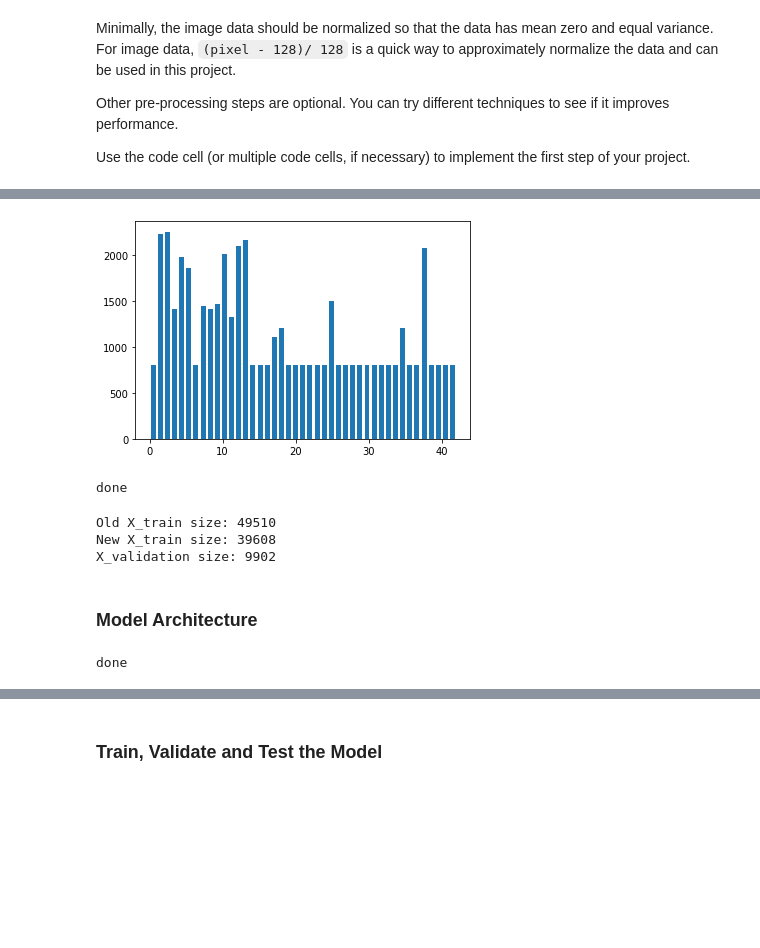
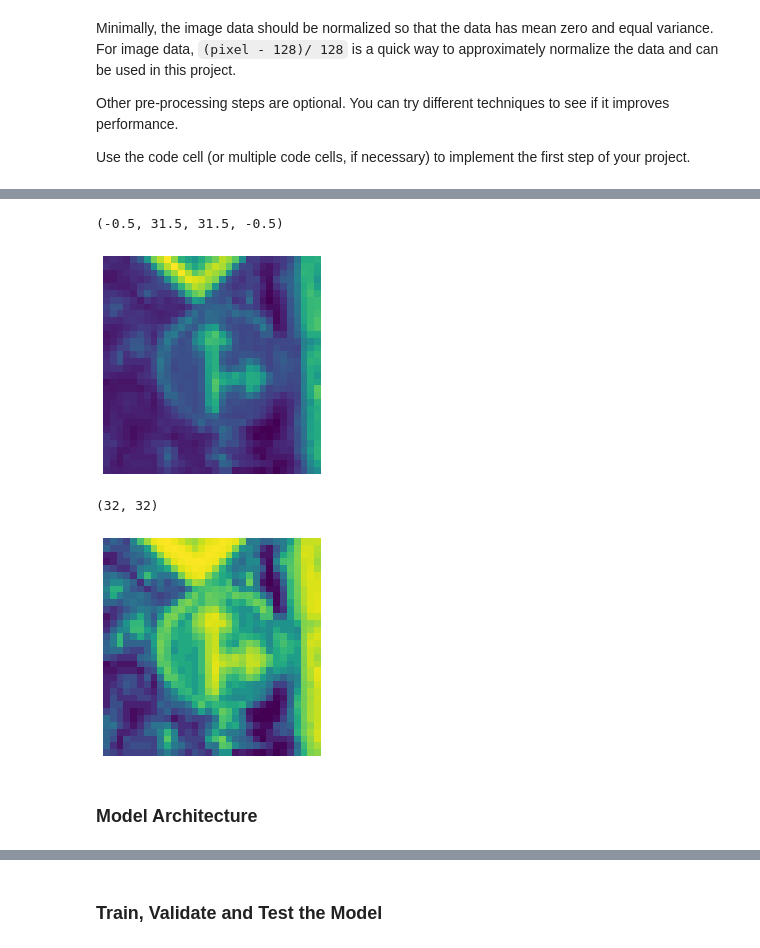
Before and after one commit to writego/Self-driving-Car-Engineer_Udacity, a Jupyter notebook: CarND-Traffic-Sign-Classifier-Project-master/Traffic_Sign_Classifier.ipynb, the cells around one changed output, grey strips where cells are left out. Saved outputs shown, nothing was run; the diff lists cells and outputs as text; code cells hidden in the pictures; blank space fills up the shorter version.

```diff
--- a/CarND-Traffic-Sign-Classifier-Project-master/Traffic_Sign_Classifier.ipynb
+++ b/CarND-Traffic-Sign-Classifier-Project-master/Traffic_Sign_Classifier.ipynb
@@ -487,36 +208,25 @@ for i in range(5):
-# %%
-# histogram of label frequency
-hist, bins = np.histogram(y_train, bins=n_classes)
-width = 0.7 * (bins[1] - bins[0])
-center = (bins[:-1] + bins[1:]) / 2
-plt.bar(center, hist, align='center', width=width)
-plt.show()
-# %% [output]
-[figure, removed]
-# %%
-
-## Shuffle the training dataset
-
-from sklearn.utils import shuffle
-
-X_train_normalized, y_train = shuffle(X_train_normalized, y_train)
-
-print('done')
-# %% [output]
-done
-# %%
-
-## Split validation dataset off from training dataset
-
-from sklearn.model_selection import train_test_split
-
-X_train, X_validation, y_train, y_validation = train_test_split(X_train_normalized, y_train,
-                                                                test_size=0.20, random_state=42)
-
-print("Old X_train size:",len(X_train_normalized))
-print("New X_train size:",len(X_train))
-print("X_validation size:",len(X_validation))
-# %% [output]
-Old X_train size: 49510
-New X_train size: 39608
-X_validation size: 9902
+# %%
+# convert image to grayscale
+def grayscale(img):
+    img = cv2.cvtColor(img,cv2.COLOR_BGR2GRAY)
+    return img
+
+img = grayscale(X_train[1000])
+plt.imshow(img)
+plt.axis('off')
+# print(img.shape)
+# %% [output]
+(-0.5, 31.5, 31.5, -0.5)
+[figure, added]
+# %%
+# histogram equalization helps image into same bright
+def equalize(img):
+    img = cv2.equalizeHist(img)
+    return img
+img = equalize(img)
+plt.imshow(img)
+plt.axis('off')
+print(img.shape)
+# %% [output]
+(32, 32)
+[figure, added]
@@ -523,9 +244,2 @@ X_validation size: 9902
 # %% [markdown]
 ### Model Architecture
-# %%
-EPOCHS = 60
-BATCH_SIZE = 100
-
-print('done')
-# %% [output]
-done
```
Also changed, not shown: parts of 50 cells of this notebook.
